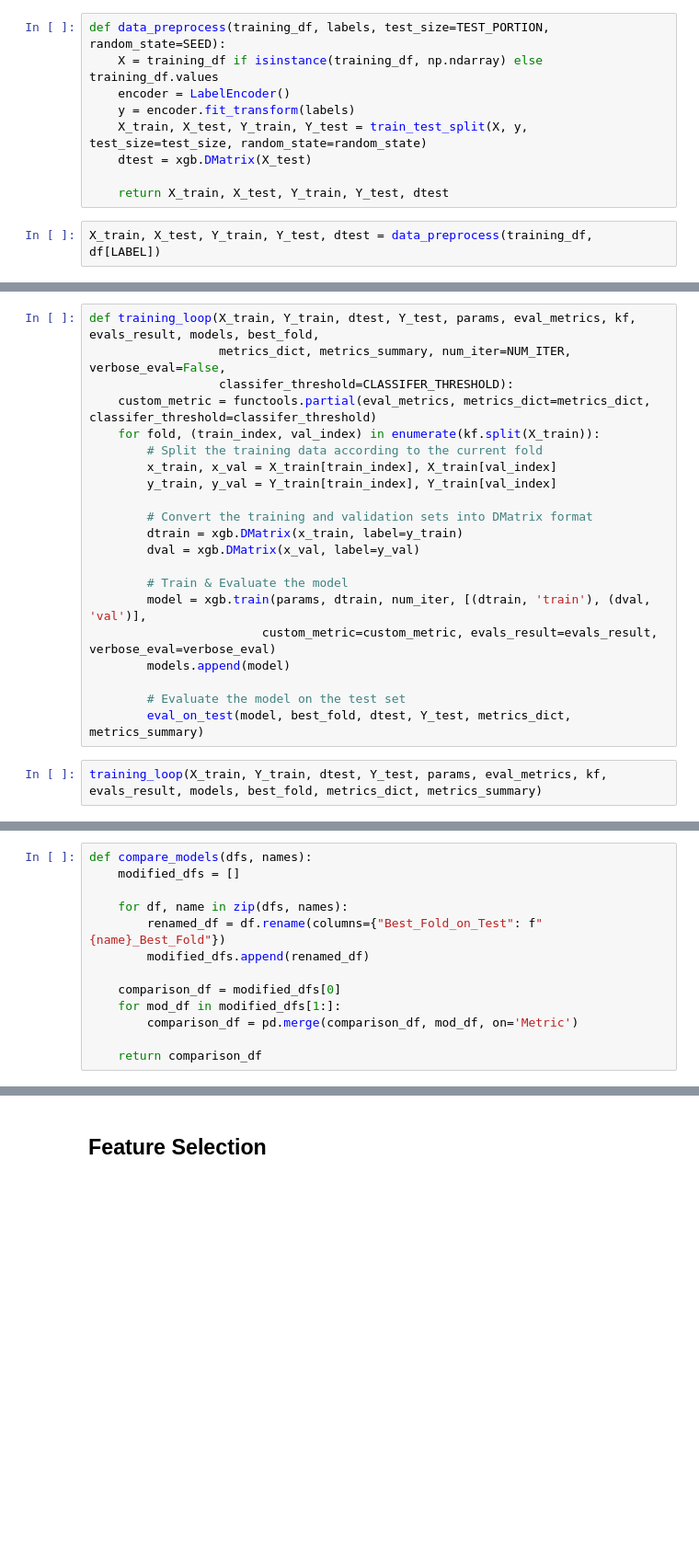
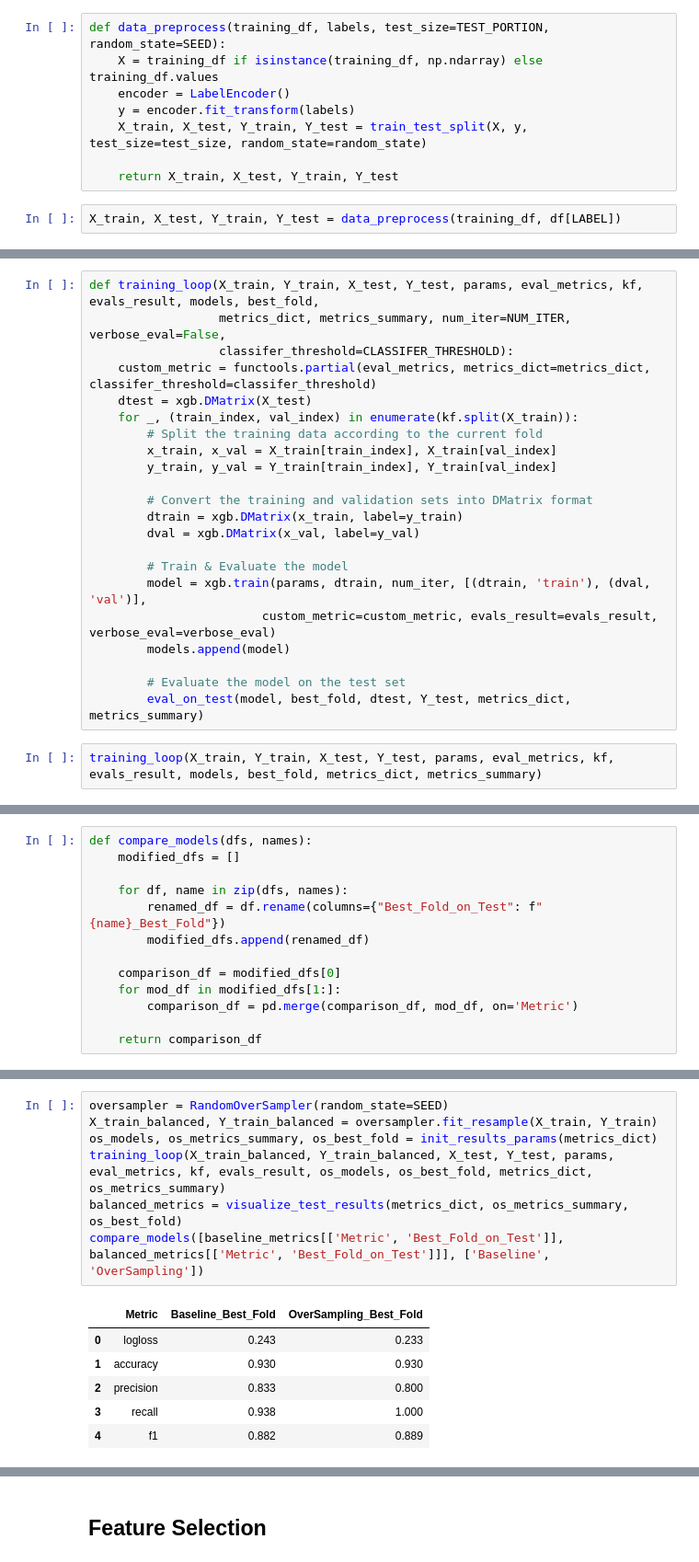
Before and after one commit to Haimzis/KaggleBreastCancerDetection, a Jupyter notebook: pipeline.ipynb, the cells around one changed output, grey strips where cells are left out. Shown at 92% size. Drawn from its saved outputs; the diff is of its cells as text; blank space fills up the shorter version.

```diff
--- a/pipeline.ipynb
+++ b/pipeline.ipynb
@@ -500,11 +501,10 @@ def data_preprocess(training_df, labels, test_size=TEST_PORTION, random_state=SE
     encoder = LabelEncoder()
     y = encoder.fit_transform(labels)
     X_train, X_test, Y_train, Y_test = train_test_split(X, y, test_size=test_size, random_state=random_state)
-    dtest = xgb.DMatrix(X_test)
 
-    return X_train, X_test, Y_train, Y_test, dtest
+    return X_train, X_test, Y_train, Y_test
 # %%
-X_train, X_test, Y_train, Y_test, dtest = data_preprocess(training_df, df[LABEL])
+X_train, X_test, Y_train, Y_test = data_preprocess(training_df, df[LABEL])
 # %% [markdown]
 ## Training
 # %% [markdown]
@@ -584,11 +584,12 @@ This loop facilitates the training and evaluation of 10 XGBoost models through K
 4. Adding each trained model to a collection for subsequent analysis.
 5. Evaluating each model on a test set to update the metrics summary and determine the best model based on predefined criteria.
 # %%
-def training_loop(X_train, Y_train, dtest, Y_test, params, eval_metrics, kf, evals_result, models, best_fold,
+def training_loop(X_train, Y_train, X_test, Y_test, params, eval_metrics, kf, evals_result, models, best_fold,
                   metrics_dict, metrics_summary, num_iter=NUM_ITER, verbose_eval=False,
                   classifer_threshold=CLASSIFER_THRESHOLD):
     custom_metric = functools.partial(eval_metrics, metrics_dict=metrics_dict, classifer_threshold=classifer_threshold)
-    for fold, (train_index, val_index) in enumerate(kf.split(X_train)):
+    dtest = xgb.DMatrix(X_test)
+    for _, (train_index, val_index) in enumerate(kf.split(X_train)):
         # Split the training data according to the current fold
         x_train, x_val = X_train[train_index], X_train[val_index]
         y_train, y_val = Y_train[train_index], Y_train[val_index]
@@ -605,7 +606,7 @@ def training_loop(X_train, Y_train, dtest, Y_test, params, eval_metrics, kf, eva
         # Evaluate the model on the test set
         eval_on_test(model, best_fold, dtest, Y_test, metrics_dict, metrics_summary)
 # %%
-training_loop(X_train, Y_train, dtest, Y_test, params, eval_metrics, kf, evals_result, models, best_fold, metrics_dict, metrics_summary)
+training_loop(X_train, Y_train, X_test, Y_test, params, eval_metrics, kf, evals_result, models, best_fold, metrics_dict, metrics_summary)
 # %% [markdown]
 ## Evaluation Metrics and Results
 # %% [markdown]
@@ -740,0 +738,14 @@ def compare_models(dfs, names):
+# %%
+oversampler = RandomOverSampler(random_state=SEED)
+X_train_balanced, Y_train_balanced = oversampler.fit_resample(X_train, Y_train)
+os_models, os_metrics_summary, os_best_fold = init_results_params(metrics_dict)
+training_loop(X_train_balanced, Y_train_balanced, X_test, Y_test, params, eval_metrics, kf, evals_result, os_models, os_best_fold, metrics_dict, os_metrics_summary)
+balanced_metrics = visualize_test_results(metrics_dict, os_metrics_summary, os_best_fold)
+compare_models([baseline_metrics[['Metric', 'Best_Fold_on_Test']], balanced_metrics[['Metric', 'Best_Fold_on_Test']]], ['Baseline', 'OverSampling'])
+# %% [output]
+|  | Metric | Baseline_Best_Fold | OverSampling_Best_Fold |
+| 0 | logloss | 0.243 | 0.233 |
+| 1 | accuracy | 0.930 | 0.930 |
+| 2 | precision | 0.833 | 0.800 |
+| 3 | recall | 0.938 | 1.000 |
+| 4 | f1 | 0.882 | 0.889 |
```
Also changed, not shown: parts of 11 cells of this notebook.
